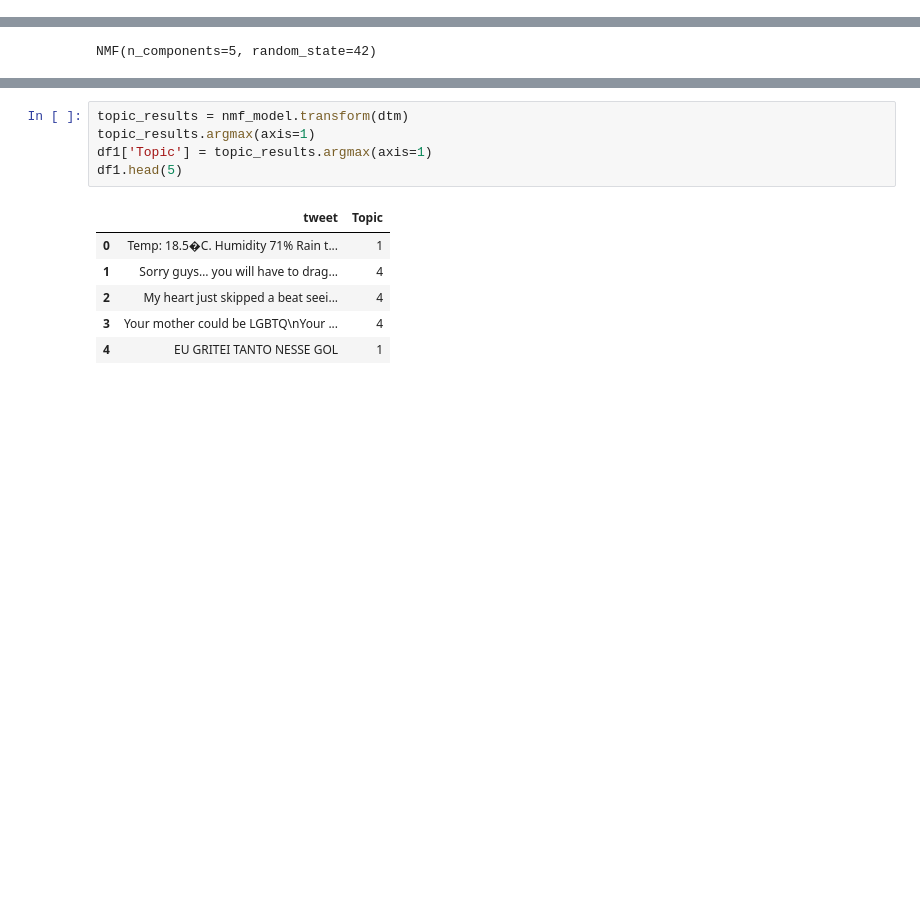
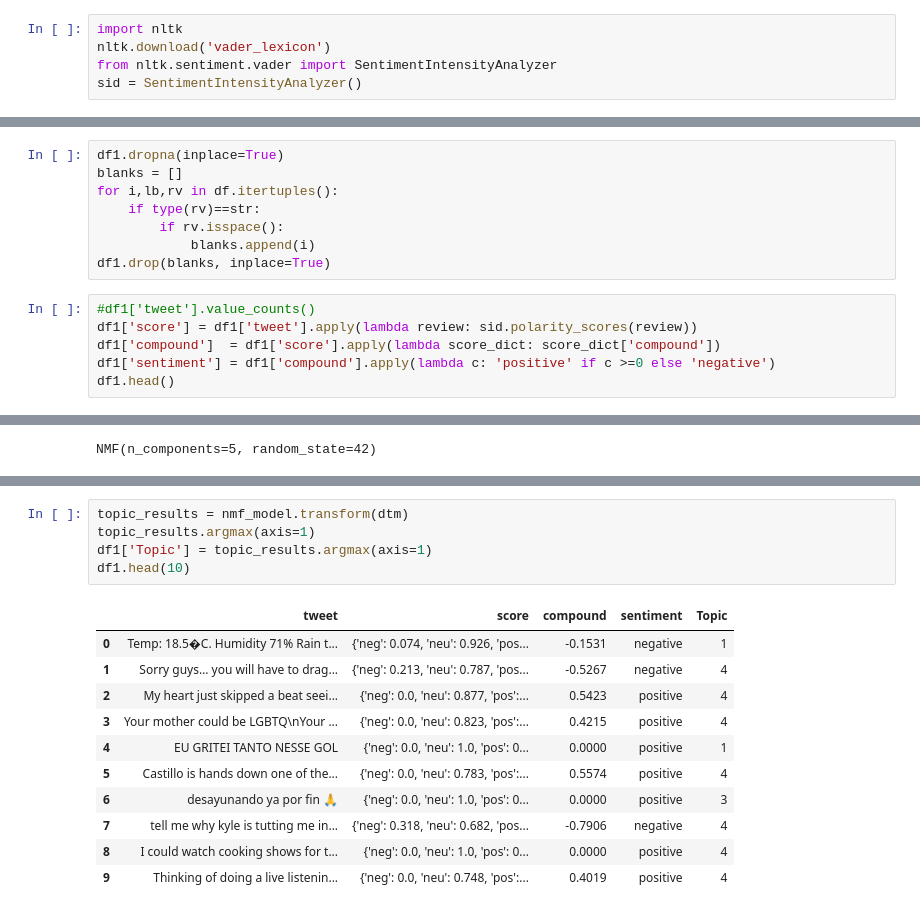
Before and after one commit to hennypurwadi/twitter_Topic_analysis, a Jupyter notebook: twitter_extract_topics.ipynb, the cells around one changed output, grey strips where cells are left out. Drawn from its saved outputs; the diff is of its cells as text; blank space fills up the shorter version.

```diff
--- a/twitter_extract_topics.ipynb
+++ b/twitter_extract_topics.ipynb
@@ -206,0 +162,5 @@ print(lemma_w)
+# %%
+import nltk
+nltk.download('vader_lexicon')
+from nltk.sentiment.vader import SentimentIntensityAnalyzer
+sid = SentimentIntensityAnalyzer()
@@ -206,0 +186,14 @@ print(lemma_w)
+# %%
+df1.dropna(inplace=True)
+blanks = []
+for i,lb,rv in df.itertuples():
+    if type(rv)==str:
+        if rv.isspace():
+            blanks.append(i)
+df1.drop(blanks, inplace=True)
+# %%
+#df1['tweet'].value_counts()
+df1['score'] = df1['tweet'].apply(lambda review: sid.polarity_scores(review))
+df1['compound']  = df1['score'].apply(lambda score_dict: score_dict['compound'])
+df1['sentiment'] = df1['compound'].apply(lambda c: 'positive' if c >=0 else 'negative')
+df1.head()
@@ -422,12 +418,17 @@ for index,topic in enumerate(nmf_model.components_):
 # %%
 topic_results = nmf_model.transform(dtm)
 topic_results.argmax(axis=1)
 df1['Topic'] = topic_results.argmax(axis=1)
-df1.head(5)
+df1.head(10)
 # %% [output]
-|  | tweet | Topic |
-| 0 | Temp: 18.5�C. Humidity 71% Rain t... | 1 |
-| 1 | Sorry guys… you will have to drag... | 4 |
-| 2 | My heart just skipped a beat seei... | 4 |
-| 3 | Your mother could be LGBTQ\nYour ... | 4 |
-| 4 | EU GRITEI TANTO NESSE GOL | 1 |
+|  | tweet | score | compound | sentiment | Topic |
+| 0 | Temp: 18.5�C. Humidity 71% Rain t... | {'neg': 0.074, 'neu': 0.926, 'pos... | -0.1531 | negative | 1 |
+| 1 | Sorry guys… you will have to drag... | {'neg': 0.213, 'neu': 0.787, 'pos... | -0.5267 | negative | 4 |
+| 2 | My heart just skipped a beat seei... | {'neg': 0.0, 'neu': 0.877, 'pos':... | 0.5423 | positive | 4 |
+| 3 | Your mother could be LGBTQ\nYour ... | {'neg': 0.0, 'neu': 0.823, 'pos':... | 0.4215 | positive | 4 |
+| 4 | EU GRITEI TANTO NESSE GOL | {'neg': 0.0, 'neu': 1.0, 'pos': 0... | 0.0000 | positive | 1 |
+| 5 | Castillo is hands down one of the... | {'neg': 0.0, 'neu': 0.783, 'pos':... | 0.5574 | positive | 4 |
+| 6 | desayunando ya por fin 🙏 | {'neg': 0.0, 'neu': 1.0, 'pos': 0... | 0.0000 | positive | 3 |
+| 7 | tell me why kyle is tutting me in... | {'neg': 0.318, 'neu': 0.682, 'pos... | -0.7906 | negative | 4 |
+| 8 | I could watch cooking shows for t... | {'neg': 0.0, 'neu': 1.0, 'pos': 0... | 0.0000 | positive | 4 |
+| 9 | Thinking of doing a live listenin... | {'neg': 0.0, 'neu': 0.748, 'pos':... | 0.4019 | positive | 4 |
```
Also changed, not shown: parts of 39 cells of this notebook.
